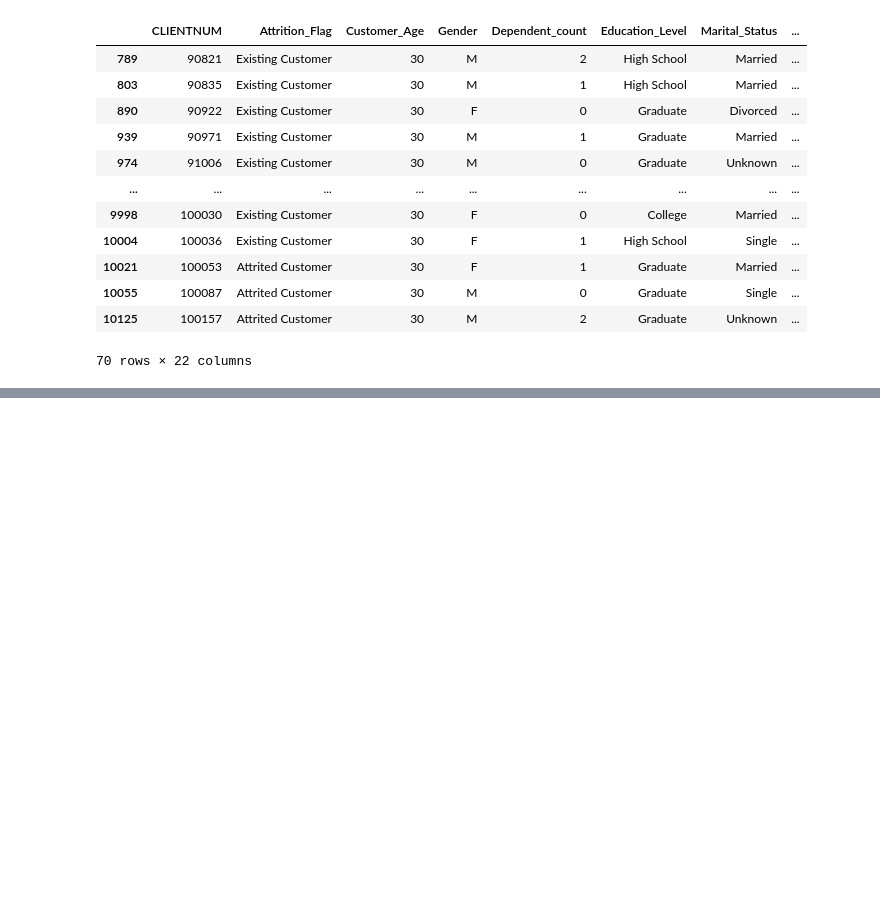
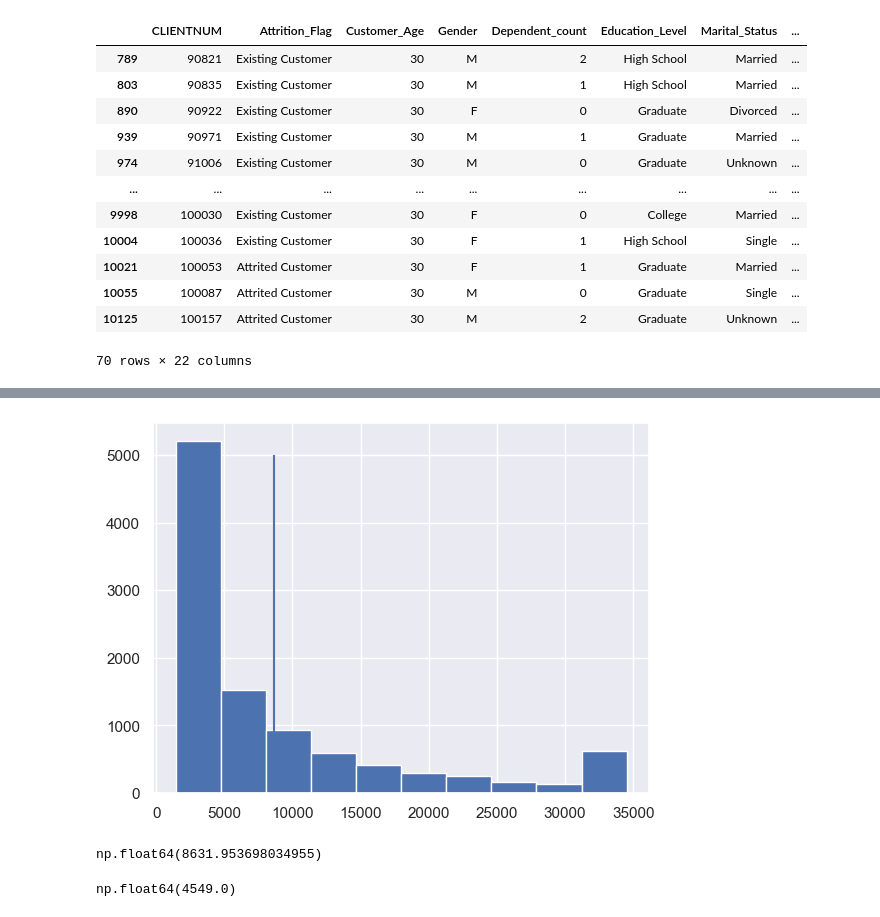
Before and after one commit to ParabjotChander/practical-python-for-data-professionals-4358485, a Jupyter notebook: data_analysis/credit_card_retention_analysis.ipynb, the cells around one changed output, grey strips where cells are left out. Drawn from its saved outputs; the diff is of its cells as text; code cells hidden in the pictures; blank space fills up the shorter version.

```diff
--- a/data_analysis/credit_card_retention_analysis.ipynb
+++ b/data_analysis/credit_card_retention_analysis.ipynb
@@ -224,0 +285,14 @@ data[data['Customer_Age'] == 30]
+# %%
+pit.hist(data['Credit_Limit'])
+pit.vlines(data['Credit_Limit'].mean(), 0, 5000)
+pit.vlines(data['Credit_Limit'].median(), 0 , 5000);
+# %% [output]
+[figure, added]
+# %%
+data['Credit_Limit'].mean()
+# %% [output]
+np.float64(8631.953698034955)
+# %%
+data['Credit_Limit'].median()
+# %% [output]
+np.float64(4549.0)
```
Also changed, not shown: parts of 58 cells of this notebook.
